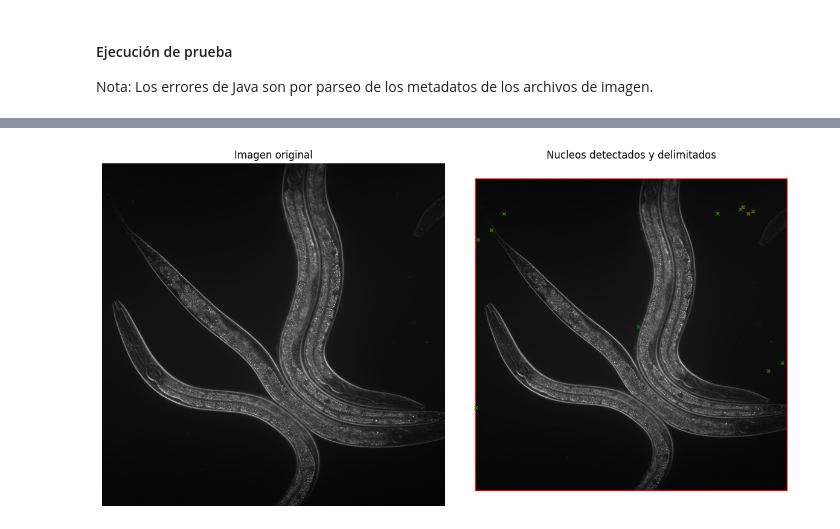
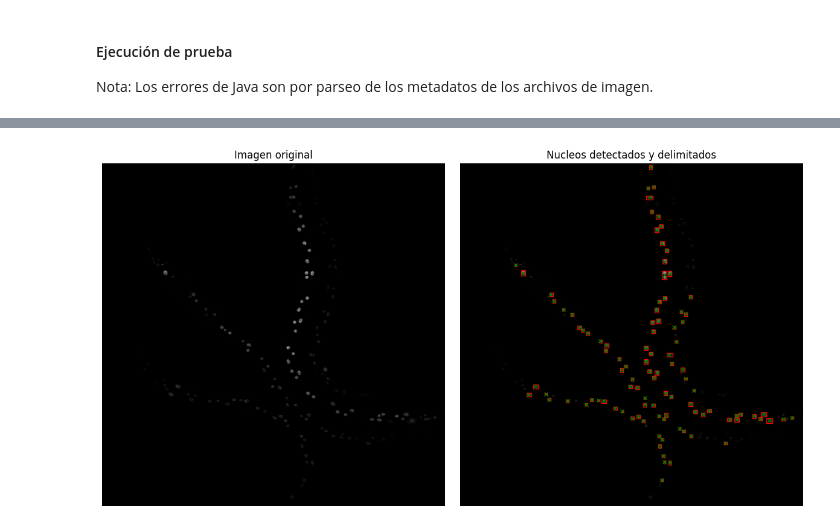
Before and after one commit to NicSal-BadRequest/BioPictureTools, a Jupyter notebook: VersionColab/RastreadorNucleosDeGusano.ipynb, the cells around one changed output, grey strips where cells are left out. Saved outputs shown, nothing was run; the diff lists cells and outputs as text; code cells hidden in the pictures.

Commit message:
modificados:     VersionColab/RastreadorNucleosDeGusano.ipynb

```diff
--- a/VersionColab/RastreadorNucleosDeGusano.ipynb
+++ b/VersionColab/RastreadorNucleosDeGusano.ipynb
@@ -154,8 +154,11 @@ class BioImageHandler():
         # Convierte un array de una imagen de tipo uintx a una matriz del mismo tipo
 
         matriz_imagen = np.array(imgArray)
-        if matriz_imagen[0, :].all() == 255:
+        max_value = np.iinfo(matriz_imagen.dtype).max
+        if matriz_imagen[0, :].all() == max_value:
             matriz_imagen = matriz_imagen[1:, :]
+        elif matriz_imagen[0, :].all() == np.max(matriz_imagen):
+            matriz:imagen = matriz_imagen[1:, :]
         self.imgMatrizActual = matriz_imagen
 
         return matriz_imagen
@@ -167,8 +170,15 @@ class BioImageHandler():
         if imgMatriz is None:
             imgMatriz = self.imgMatrizActual
 
-        matriz_img_norm = imgMatriz.astype(np.uint8)
-        matriz_img_norm = imgMatriz / 255
+        imgMatriz_min = np.min(imgMatriz)
+        imgMatriz_max = np.max(imgMatriz)
+
+        # Asegurarse de que no haya división por cero
+        if imgMatriz_max == imgMatriz_min:
+            raise ValueError("La matriz tiene todos los valores iguales. No se puede normalizar.")
+
+        # Normalizar los valores al rango [0, 1] basado en el rango real de los datos
+        matriz_img_norm = (imgMatriz - imgMatriz_min) / (imgMatriz_max - imgMatriz_min)
         self.imgMatrizActual = matriz_img_norm
 
         return matriz_img_norm
@@ -187,7 +197,7 @@ class BioImageHandler():
 
         return imgBinMatriz
 # %%
-class RastreadorNucleos(BioImageHandler):
+class RastreadorGusanos(BioImageHandler):
     '''
         A partir de una bioimagen de un canal de fluorescencia de nucleos:
         - Detección y rotulo de los nucleos.
@@ -559,7 +370,7 @@ class RastreadosGusanos(BioImageHandler):
 # %% [markdown]
 ##### Ruta del archivo:
 # %%
-ruta_base = "/home/Nephelim/Documentos/Investigacion/BioPictureTools/SetImagenes_1/"
+ruta_base = "/home/nephelim/Documentos/Investigacion/BioPictureTools/SetImagenes_1/"
 ruta_prueba_1 = ruta_base + "RADSMAD ztf30 1.ids"
 ruta_prueba_2 = ruta_base + "example.png"
 # %% [markdown]
@@ -567,9 +378,9 @@ ruta_prueba_2 = ruta_base + "example.png"
 
 Nota: Los errores de Java son por parseo de los metadatos de los archivos de imagen.
 # %%
-nuevoRastreador = RastreadorNucleos(ruta_prueba_1)
-nuevoRastreador.procesarImagen(tipo=BioImagenDim._3D, canal=3, threshold=0.9)
-nuevoRastreador.buscarNucleos(tol_cerrada = 1, tol_abierta = 5)
+nuevoRastreador = RastreadorGusanos(ruta_prueba_1)
+nuevoRastreador.procesarImagen(tipo=BioImagenDim._3D, canal=1, threshold=0.1)
+nuevoRastreador.buscarNucleos(tol_cerrada = 5, tol_abierta = 5)
 nuevoRastreador.centroidesNucleos()
 nuevoRastreador.coordenadasDeNucleos()
 nuevoRastreador.graficarNucleosRastreados(rotulosON=False)
@@ -593,3 +404,3 @@ java.lang.NumberFormatException: For input string: "Confocal C1 Scanner"
 Shape de la imagen: (1, 4, 1, 1024, 1024)
-[figure, old version]
+[figure, new version]
 # %%
```
Also changed, not shown: parts of 4 cells of this notebook.
